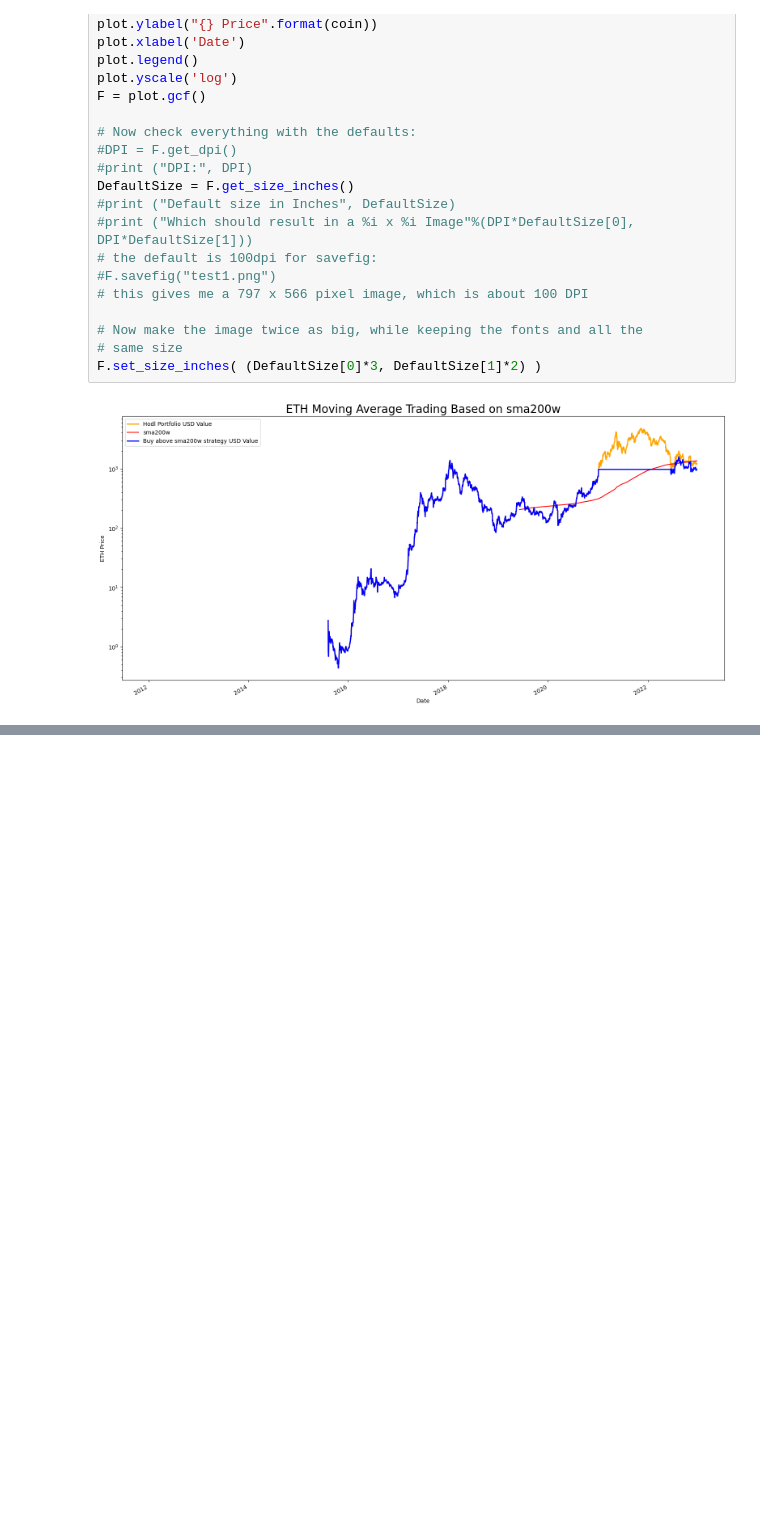
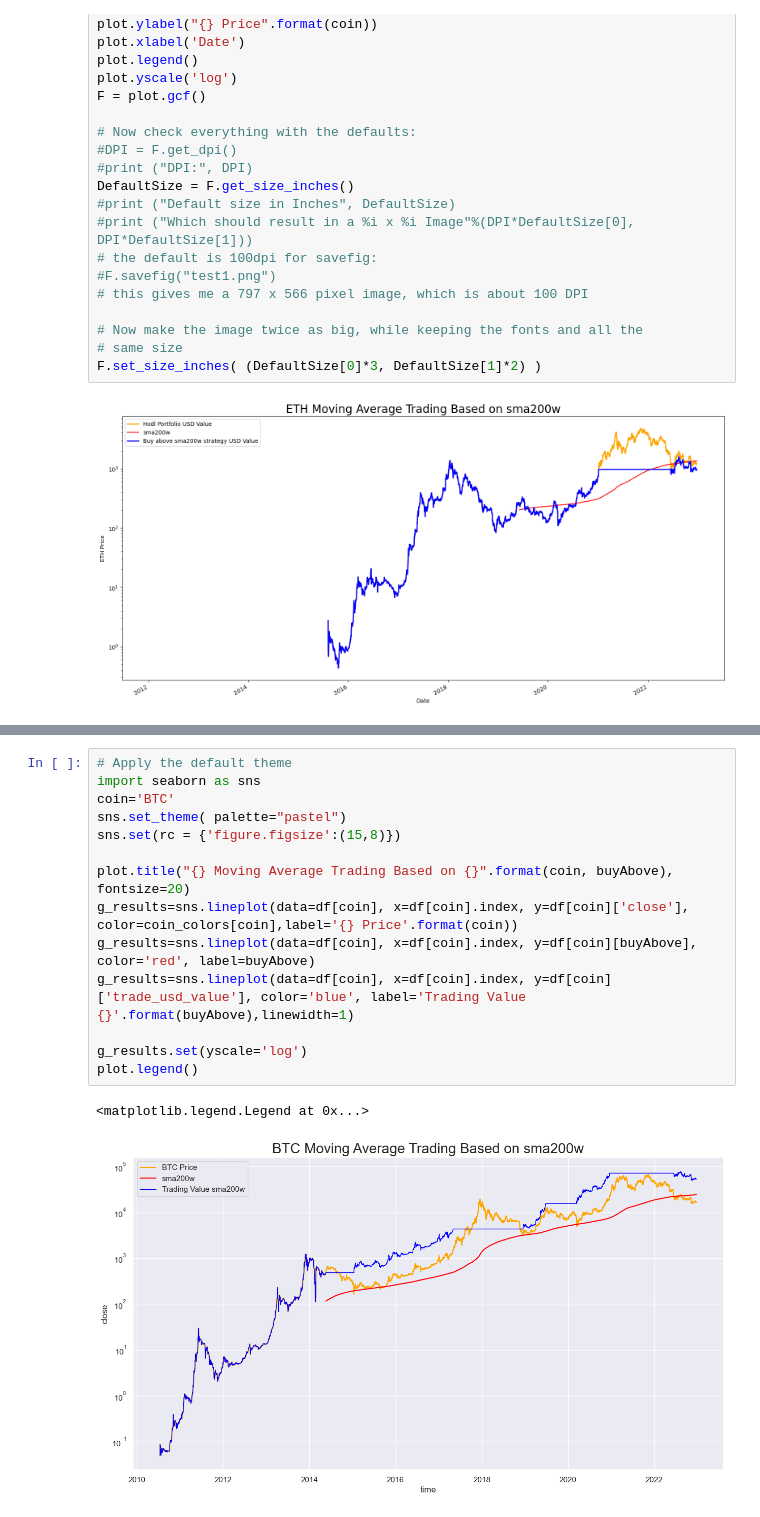
Before and after one commit to bekisz/chain-intelligence, a Jupyter notebook: moving_averege_trading_strategies.ipynb, the cells around one changed output, grey strips where cells are left out. Saved outputs shown, nothing was run; the diff lists cells and outputs as text; blank space fills up the shorter version.

```diff
--- a/moving_averege_trading_strategies.ipynb
+++ b/moving_averege_trading_strategies.ipynb
@@ -269,0 +271,17 @@ F.set_size_inches( (DefaultSize[0]*3, DefaultSize[1]*2) )
+# %%
+# Apply the default theme
+import seaborn as sns
+coin='BTC'
+sns.set_theme( palette="pastel")
+sns.set(rc = {'figure.figsize':(15,8)})
+
+plot.title("{} Moving Average Trading Based on {}".format(coin, buyAbove), fontsize=20)
+g_results=sns.lineplot(data=df[coin], x=df[coin].index, y=df[coin]['close'], color=coin_colors[coin],label='{} Price'.format(coin))
+g_results=sns.lineplot(data=df[coin], x=df[coin].index, y=df[coin][buyAbove], color='red', label=buyAbove)
+g_results=sns.lineplot(data=df[coin], x=df[coin].index, y=df[coin]['trade_usd_value'], color='blue', label='Trading Value {}'.format(buyAbove),linewidth=1)
+
+g_results.set(yscale='log')
+plot.legend()
+# %% [output]
+<matplotlib.legend.Legend at 0x...>
+[figure, added]
```
Also changed, not shown: parts of 16 cells of this notebook.
